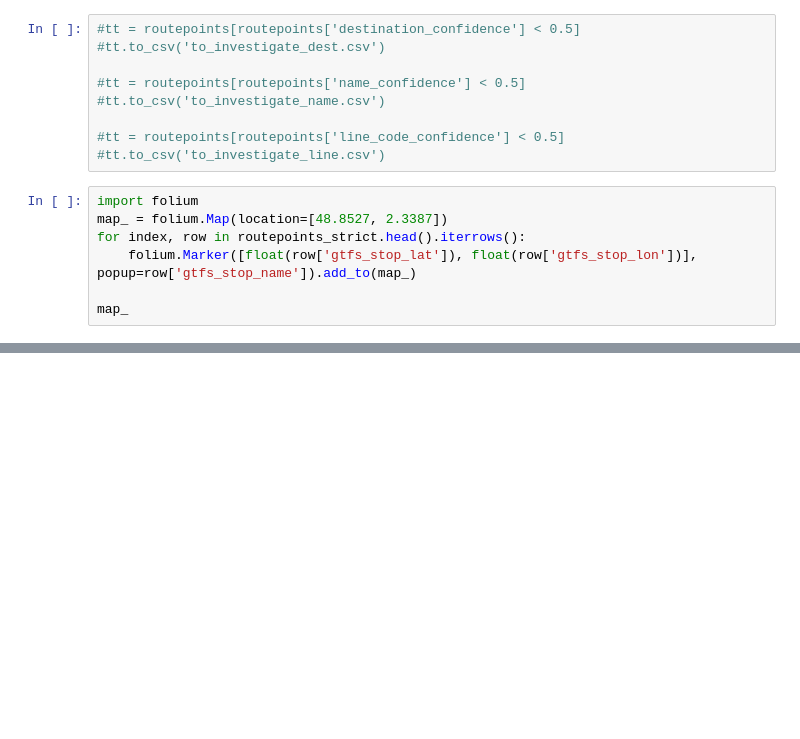
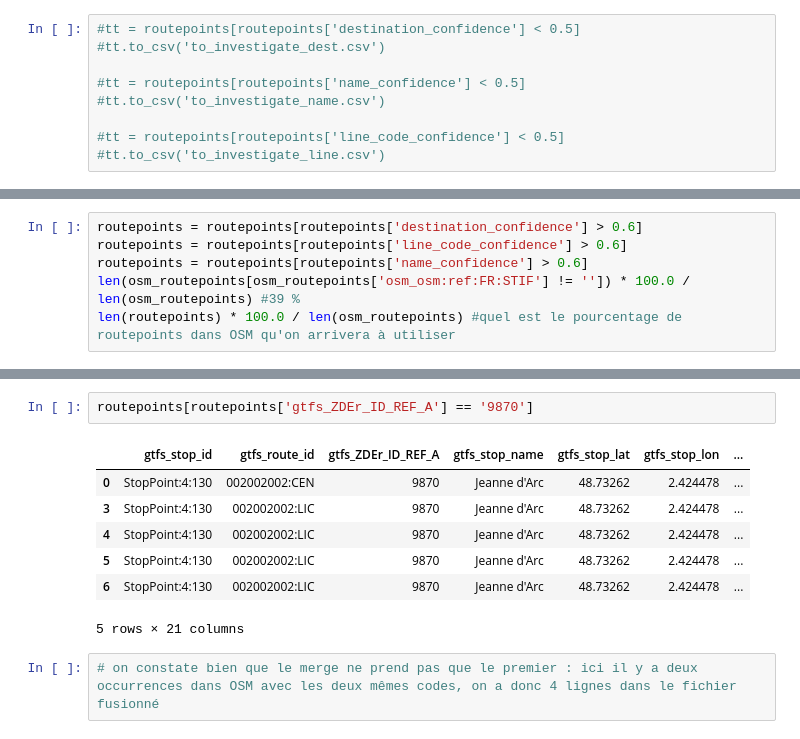
Before and after one commit to Jungle-Bus/ref-fr-STIF, a Jupyter notebook: audit_routepoints/analyse_routepoints.ipynb, the cells around one changed output, grey strips where cells are left out. Cells and saved outputs as stored; diff of their text form; blank space fills up the shorter version.

Commit message:
audit - avec les arrêts aussi

```diff
--- a/audit_routepoints/analyse_routepoints.ipynb
+++ b/audit_routepoints/analyse_routepoints.ipynb
@@ -116,10 +94,3 @@ len(routepoints[routepoints['destination_confidence'] > 0.6])
 
 #tt = routepoints[routepoints['line_code_confidence'] < 0.5]
 #tt.to_csv('to_investigate_line.csv')
-# %%
-import folium
-map_ = folium.Map(location=[48.8527, 2.3387])
-for index, row in routepoints_strict.head().iterrows():
-    folium.Marker([float(row['gtfs_stop_lat']), float(row['gtfs_stop_lon'])], popup=row['gtfs_stop_name']).add_to(map_)
-
-map_
@@ -127,0 +97,6 @@ map_
+# %%
+routepoints = routepoints[routepoints['destination_confidence'] > 0.6]
+routepoints = routepoints[routepoints['line_code_confidence'] > 0.6]
+routepoints = routepoints[routepoints['name_confidence'] > 0.6]
+len(osm_routepoints[osm_routepoints['osm_osm:ref:FR:STIF'] != '']) * 100.0 / len(osm_routepoints) #39 %
+len(routepoints) * 100.0 / len(osm_routepoints) #quel est le pourcentage de routepoints dans OSM qu'on arrivera à utiliser
@@ -127,0 +132,12 @@ map_
+# %%
+routepoints[routepoints['gtfs_ZDEr_ID_REF_A'] == '9870']
+# %% [output]
+|  | gtfs_stop_id | gtfs_route_id | gtfs_ZDEr_ID_REF_A | gtfs_stop_name | gtfs_stop_lat | gtfs_stop_lon | ... |
+| 0 | StopPoint:4:130 | 002002002:CEN | 9870 | Jeanne d'Arc | 48.73262 | 2.424478 | ... |
+| 3 | StopPoint:4:130 | 002002002:LIC | 9870 | Jeanne d'Arc | 48.73262 | 2.424478 | ... |
+| 4 | StopPoint:4:130 | 002002002:LIC | 9870 | Jeanne d'Arc | 48.73262 | 2.424478 | ... |
+| 5 | StopPoint:4:130 | 002002002:LIC | 9870 | Jeanne d'Arc | 48.73262 | 2.424478 | ... |
+| 6 | StopPoint:4:130 | 002002002:LIC | 9870 | Jeanne d'Arc | 48.73262 | 2.424478 | ... |
+5 rows × 21 columns
+# %%
+# on constate bien que le merge ne prend pas que le premier : ici il y a deux occurrences dans OSM avec les deux mêmes codes, on a donc 4 lignes dans le fichier fusionné
```
Also changed, not shown: parts of 15 cells of this notebook, 5 other files.
